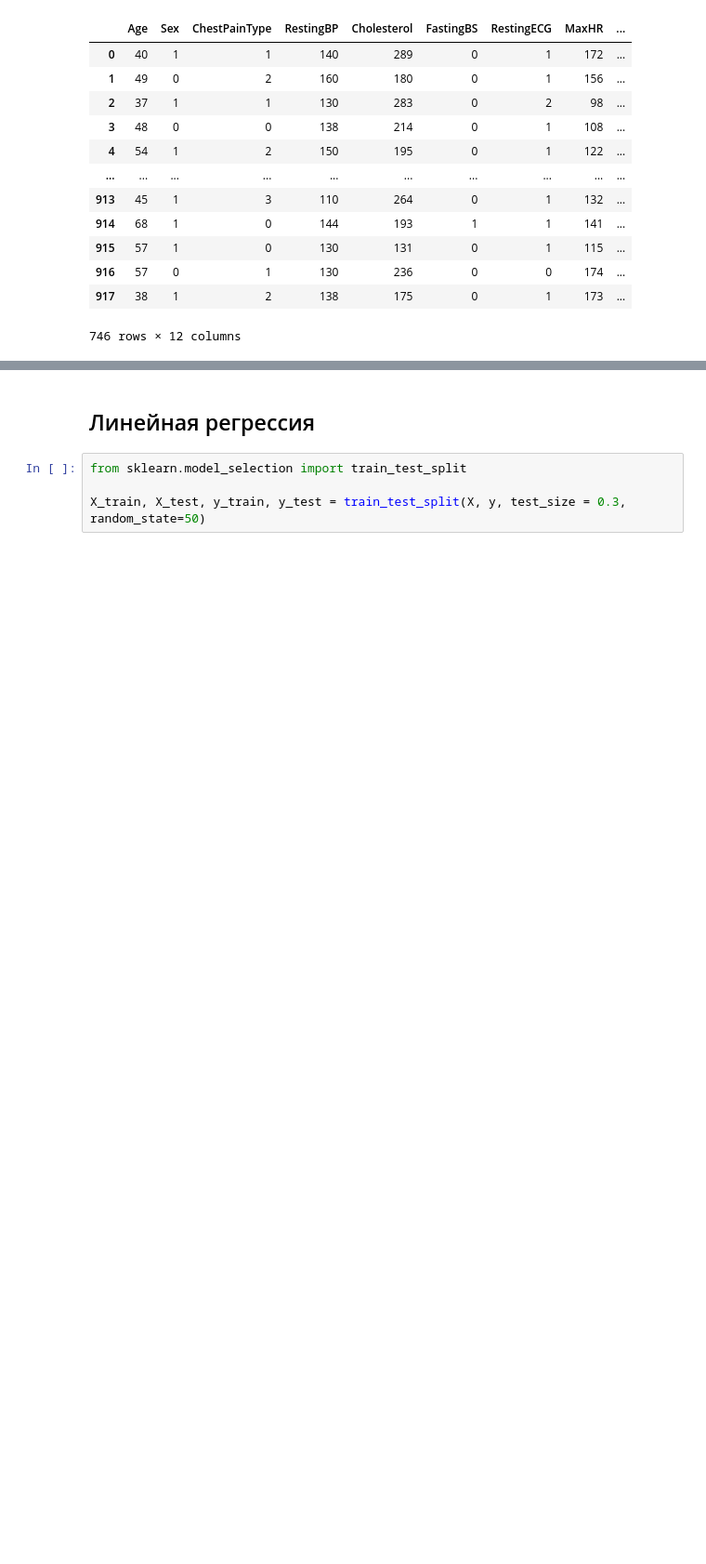
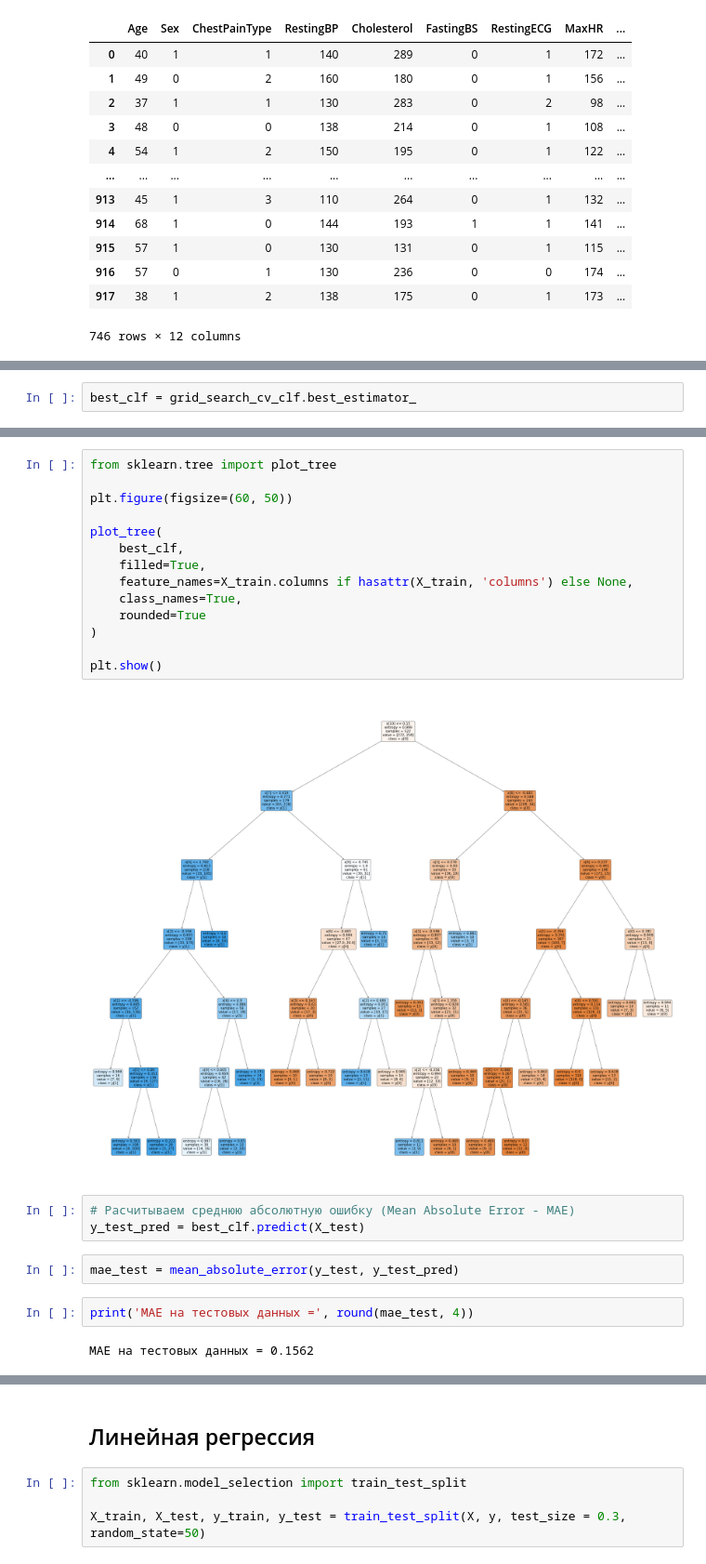
Before and after one commit to DenK5/Course_project_2, a Jupyter notebook: Heart Failure-main.ipynb, the cells around one changed output, grey strips where cells are left out. Shown at 93% size. Cells and saved outputs as stored; diff of their text form; blank space fills up the shorter version.

```diff
--- a/Heart Failure-main.ipynb
+++ b/Heart Failure-main.ipynb
@@ -337,0 +465,2 @@ df
+# %%
+best_clf = grid_search_cv_clf.best_estimator_
@@ -337,0 +473,25 @@ df
+# %%
+from sklearn.tree import plot_tree
+
+plt.figure(figsize=(60, 50))
+
+plot_tree(
+    best_clf,
+    filled=True,
+    feature_names=X_train.columns if hasattr(X_train, 'columns') else None,
+    class_names=True,
+    rounded=True
+)
+
+plt.show()
+# %% [output]
+[figure, added]
+# %%
+# Расчитываем среднюю абсолютную ошибку (Mean Absolute Error - MAE)
+y_test_pred = best_clf.predict(X_test)
+# %%
+mae_test = mean_absolute_error(y_test, y_test_pred)
+# %%
+print('MAE на тестовых данных =', round(mae_test, 4))
+# %% [output]
+MAE на тестовых данных = 0.1562
```
Also changed, not shown: parts of 24 cells of this notebook.
